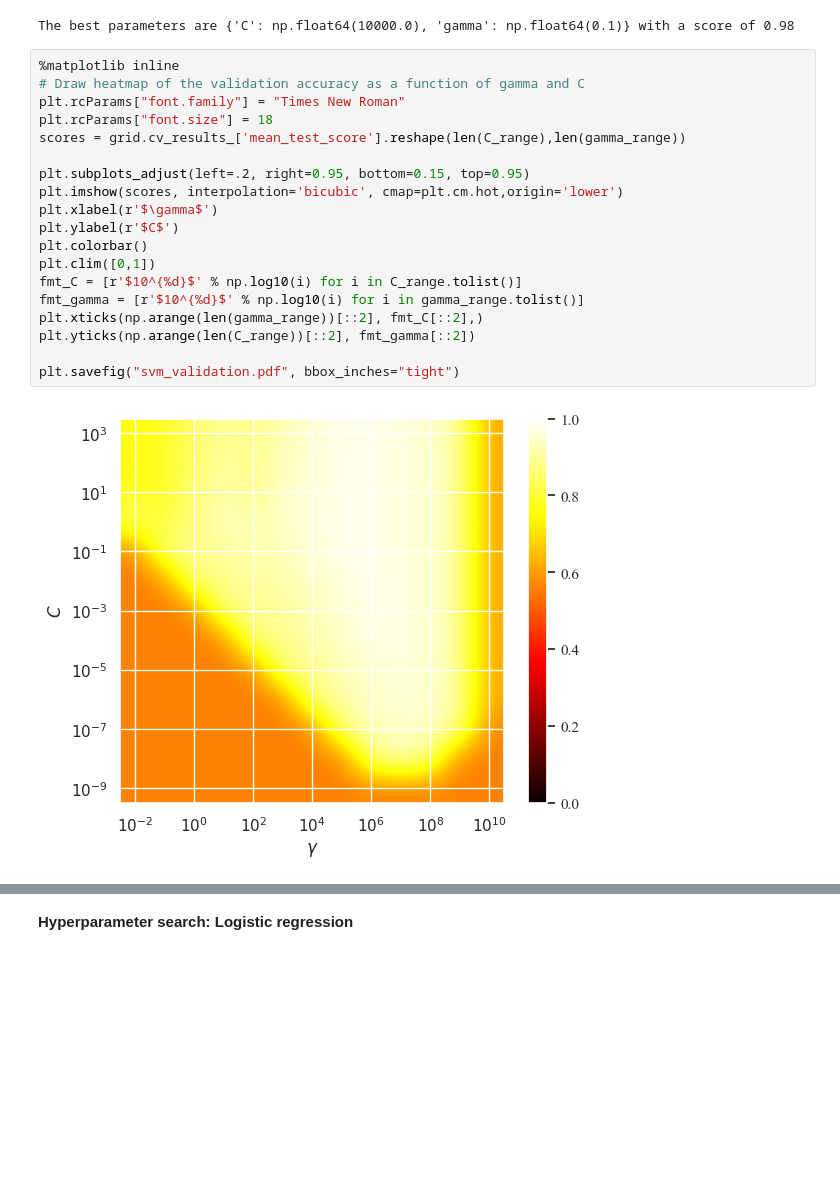
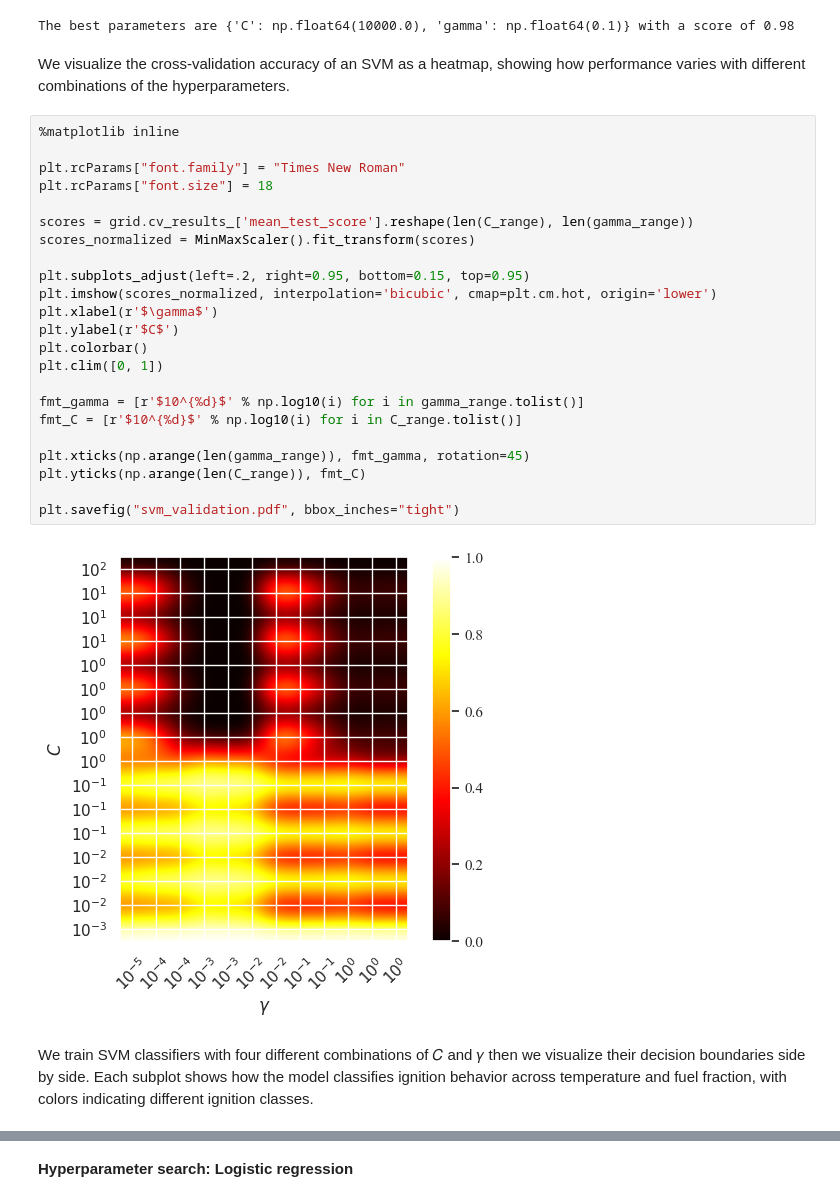
Before and after one commit to emnagrajaa/Classifying-n-Dodecane-Ignition, a Jupyter notebook: Supervised Learning.ipynb, the cells around one changed output, grey strips where cells are left out. Cells and saved outputs as stored; diff of their text form; blank space fills up the shorter version.

```diff
--- a/Supervised Learning.ipynb
+++ b/Supervised Learning.ipynb
@@ -149,25 +174,33 @@ print("The best parameters are %s with a score of %0.2f"
       % (grid.best_params_, grid.best_score_))
 # %% [output]
 The best parameters are {'C': np.float64(10000.0), 'gamma': np.float64(0.1)} with a score of 0.98
+# %% [markdown]
+We visualize the cross-validation accuracy of an SVM as a heatmap, showing how performance varies with different combinations of the hyperparameters.
 # %%
 %matplotlib inline
-# Draw heatmap of the validation accuracy as a function of gamma and C
+
 plt.rcParams["font.family"] = "Times New Roman"
 plt.rcParams["font.size"] = 18
-scores = grid.cv_results_['mean_test_score'].reshape(len(C_range),len(gamma_range))
+
+scores = grid.cv_results_['mean_test_score'].reshape(len(C_range), len(gamma_range))
+scores_normalized = MinMaxScaler().fit_transform(scores)
 
 plt.subplots_adjust(left=.2, right=0.95, bottom=0.15, top=0.95)
-plt.imshow(scores, interpolation='bicubic', cmap=plt.cm.hot,origin='lower')
+plt.imshow(scores_normalized, interpolation='bicubic', cmap=plt.cm.hot, origin='lower')
 plt.xlabel(r'$\gamma$')
 plt.ylabel(r'$C$')
 plt.colorbar()
-plt.clim([0,1])
+plt.clim([0, 1])
+
+fmt_gamma = [r'$10^{%d}$' % np.log10(i) for i in gamma_range.tolist()]
 fmt_C = [r'$10^{%d}$' % np.log10(i) for i in C_range.tolist()]
-fmt_gamma = [r'$10^{%d}$' % np.log10(i) for i in gamma_range.tolist()]
-plt.xticks(np.arange(len(gamma_range))[::2], fmt_C[::2],)
-plt.yticks(np.arange(len(C_range))[::2], fmt_gamma[::2])
+
+plt.xticks(np.arange(len(gamma_range)), fmt_gamma, rotation=45)
+plt.yticks(np.arange(len(C_range)), fmt_C)
 
 plt.savefig("svm_validation.pdf", bbox_inches="tight")
 # %% [output]
-[figure, old version]
+[figure, new version]
+# %% [markdown]
+We train SVM classifiers with four different combinations of 𝐶 and 𝛾 then we visualize their decision boundaries side by side. Each subplot shows how the model classifies ignition behavior across temperature and fuel fraction, with colors indicating different ignition classes.
 # %%
```
Also changed, not shown: parts of 25 cells of this notebook, 3 other files.
